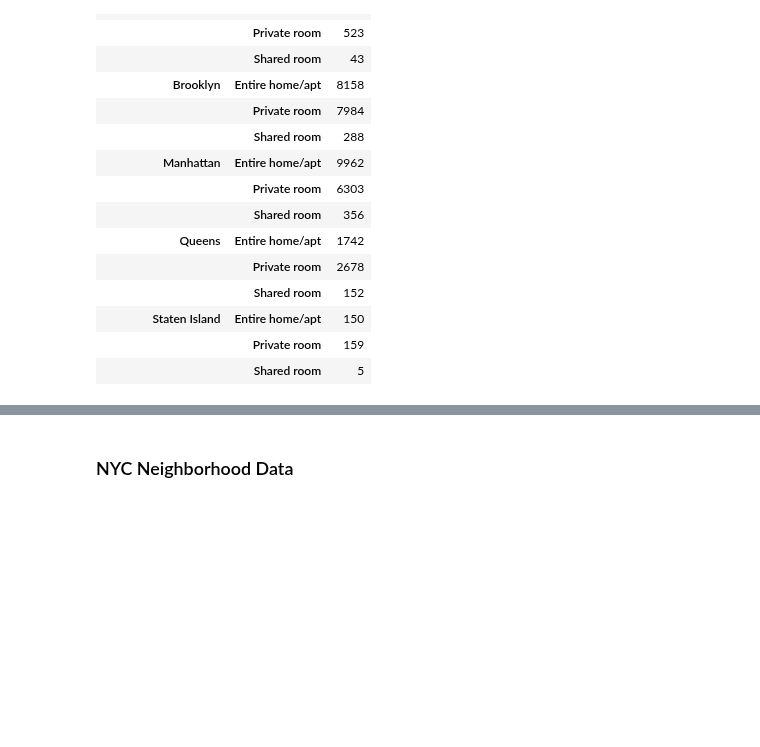
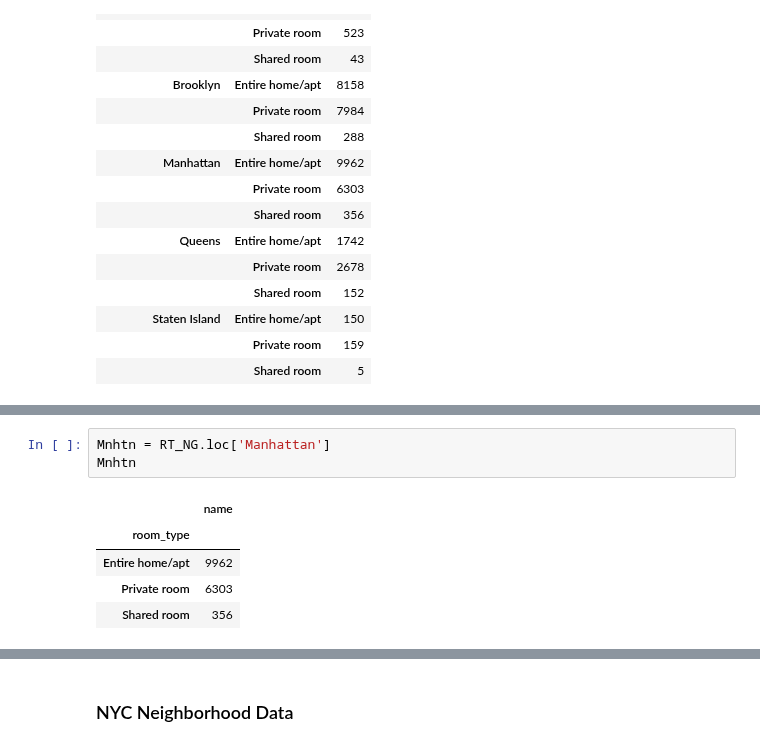
Before and after one commit to mjknj18/2019-NYC-Airbnb-Property-Data-Analysis, a Jupyter notebook: 2019_NYC_Airbnb_Property_Data_Analysis_Main.ipynb, the cells around one changed output, grey strips where cells are left out. Cells and saved outputs as stored; diff of their text form; blank space fills up the shorter version.

```diff
--- a/2019_NYC_Airbnb_Property_Data_Analysis_Main.ipynb
+++ b/2019_NYC_Airbnb_Property_Data_Analysis_Main.ipynb
@@ -195,0 +201,9 @@ RT_NG_pct = each_borough.groupby(['neighbourhood_group','room_type'])
+# %%
+Mnhtn = RT_NG.loc['Manhattan']
+Mnhtn
+# %% [output]
+|  | name |
+| room_type |  |
+| Entire home/apt | 9962 |
+| Private room | 6303 |
+| Shared room | 356 |
```
Also changed, not shown: parts of 5 cells of this notebook.
